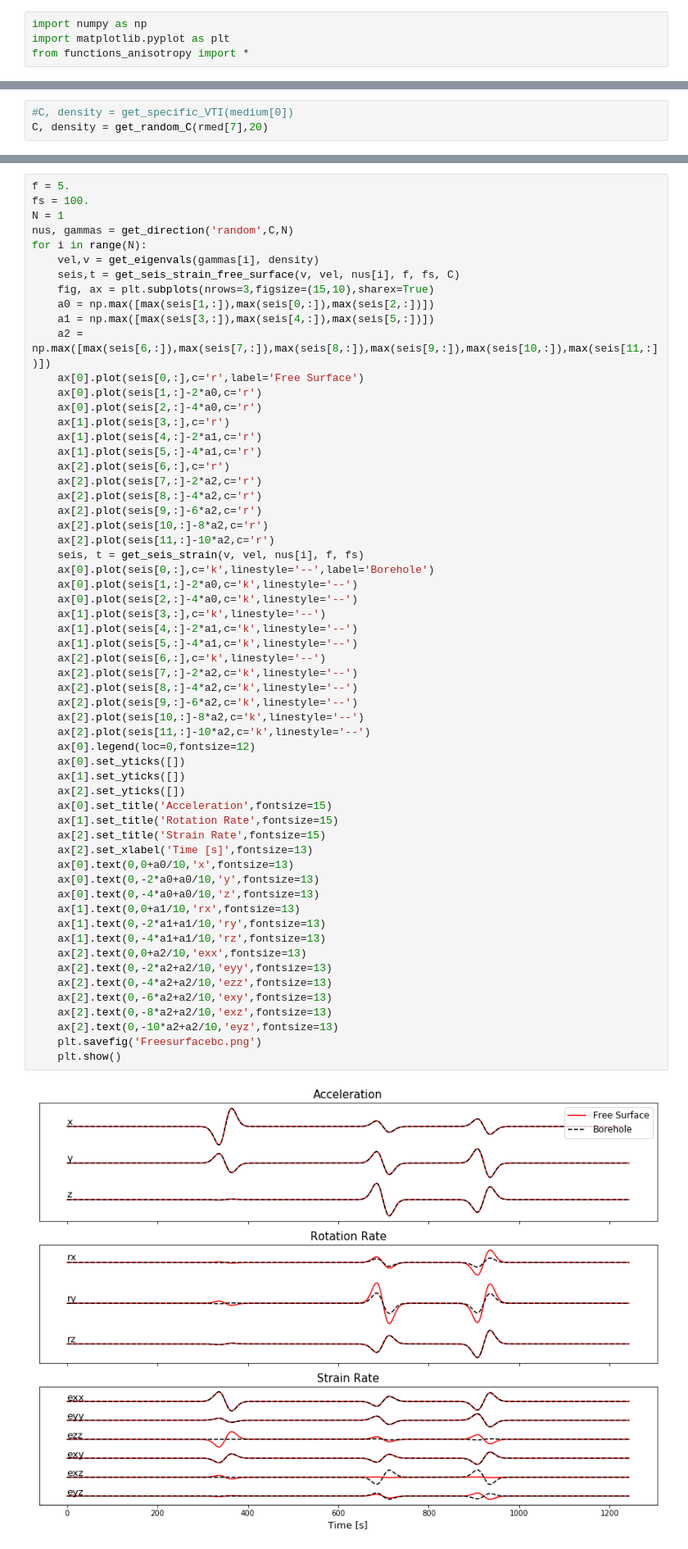
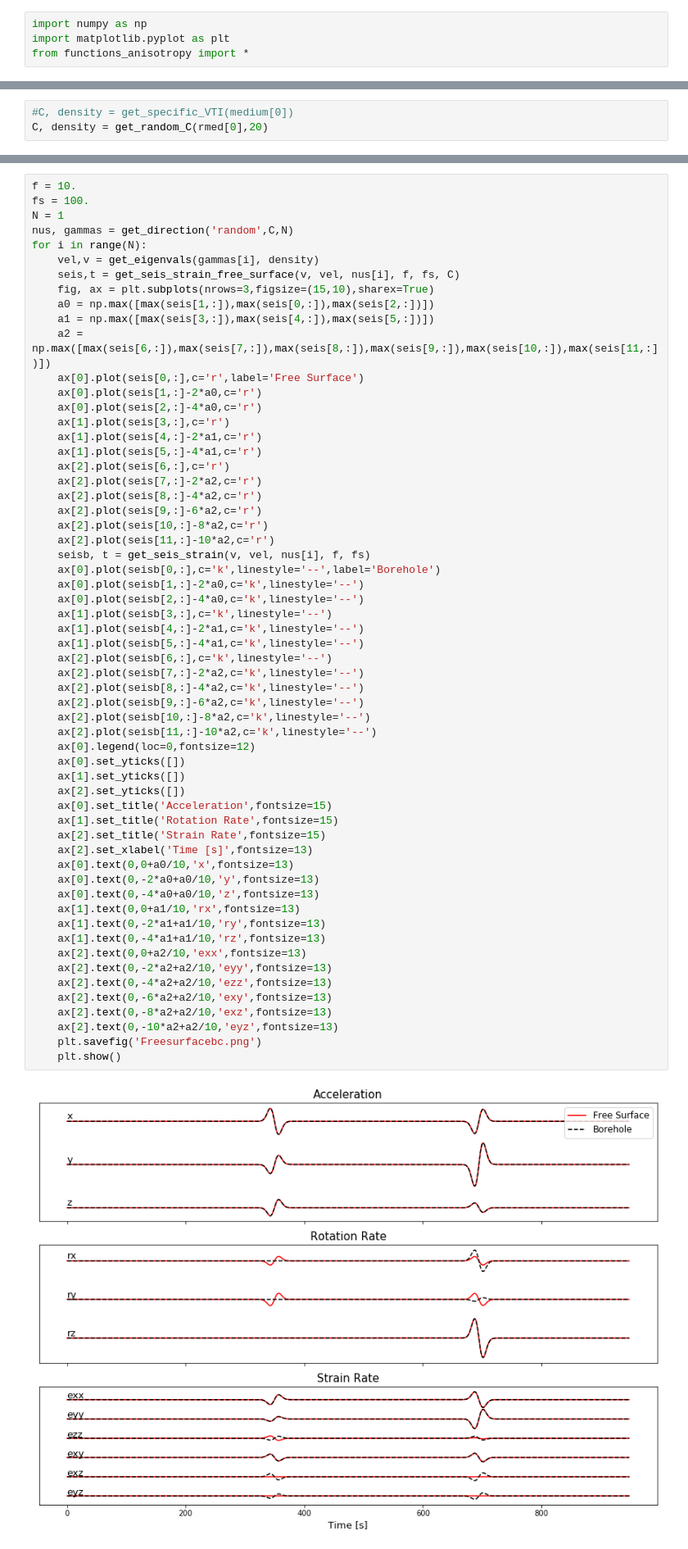
Before and after one commit to sebnoe/anisotropy, a Jupyter notebook: notebooks/Free Surface.ipynb, the cells around one changed output, grey strips where cells are left out. Shown at 82% size. Drawn from its saved outputs; the diff is of its cells as text.

```diff
--- a/notebooks/Free Surface.ipynb
+++ b/notebooks/Free Surface.ipynb
@@ -256,5 +258,5 @@ def get_seis_strain_free_surface(v, vel, nu, f, fs, C):
     return seis, t
 # %%
 #C, density = get_specific_VTI(medium[0])
-C, density = get_random_C(rmed[7],20)
+C, density = get_random_C(rmed[0],20)
 # %% [output]
@@ -268,5 +270,5 @@ triclinic
 # %%
-f = 5.
+f = 10.
 fs = 100.
 N = 1
 nus, gammas = get_direction('random',C,N)
@@ -285,44 +287,44 @@ for i in range(N):
     ax[1].plot(seis[5,:]-4*a1,c='r')
     ax[2].plot(seis[6,:],c='r')
     ax[2].plot(seis[7,:]-2*a2,c='r')
     ax[2].plot(seis[8,:]-4*a2,c='r')
     ax[2].plot(seis[9,:]-6*a2,c='r')
     ax[2].plot(seis[10,:]-8*a2,c='r')
     ax[2].plot(seis[11,:]-10*a2,c='r')
-    seis, t = get_seis_strain(v, vel, nus[i], f, fs)
-    ax[0].plot(seis[0,:],c='k',linestyle='--',label='Borehole')
-    ax[0].plot(seis[1,:]-2*a0,c='k',linestyle='--')
-    ax[0].plot(seis[2,:]-4*a0,c='k',linestyle='--')
-    ax[1].plot(seis[3,:],c='k',linestyle='--')
-    ax[1].plot(seis[4,:]-2*a1,c='k',linestyle='--')
-    ax[1].plot(seis[5,:]-4*a1,c='k',linestyle='--')
-    ax[2].plot(seis[6,:],c='k',linestyle='--')
-    ax[2].plot(seis[7,:]-2*a2,c='k',linestyle='--')
-    ax[2].plot(seis[8,:]-4*a2,c='k',linestyle='--')
-    ax[2].plot(seis[9,:]-6*a2,c='k',linestyle='--')
-    ax[2].plot(seis[10,:]-8*a2,c='k',linestyle='--')
-    ax[2].plot(seis[11,:]-10*a2,c='k',linestyle='--')
+    seisb, t = get_seis_strain(v, vel, nus[i], f, fs)
+    ax[0].plot(seisb[0,:],c='k',linestyle='--',label='Borehole')
+    ax[0].plot(seisb[1,:]-2*a0,c='k',linestyle='--')
+    ax[0].plot(seisb[2,:]-4*a0,c='k',linestyle='--')
+    ax[1].plot(seisb[3,:],c='k',linestyle='--')
+    ax[1].plot(seisb[4,:]-2*a1,c='k',linestyle='--')
+    ax[1].plot(seisb[5,:]-4*a1,c='k',linestyle='--')
+    ax[2].plot(seisb[6,:],c='k',linestyle='--')
+    ax[2].plot(seisb[7,:]-2*a2,c='k',linestyle='--')
+    ax[2].plot(seisb[8,:]-4*a2,c='k',linestyle='--')
+    ax[2].plot(seisb[9,:]-6*a2,c='k',linestyle='--')
+    ax[2].plot(seisb[10,:]-8*a2,c='k',linestyle='--')
+    ax[2].plot(seisb[11,:]-10*a2,c='k',linestyle='--')
     ax[0].legend(loc=0,fontsize=12)
     ax[0].set_yticks([])
     ax[1].set_yticks([])
     ax[2].set_yticks([])
     ax[0].set_title('Acceleration',fontsize=15)
     ax[1].set_title('Rotation Rate',fontsize=15)
     ax[2].set_title('Strain Rate',fontsize=15)
     ax[2].set_xlabel('Time [s]',fontsize=13)
     ax[0].text(0,0+a0/10,'x',fontsize=13)
     ax[0].text(0,-2*a0+a0/10,'y',fontsize=13)
     ax[0].text(0,-4*a0+a0/10,'z',fontsize=13)
     ax[1].text(0,0+a1/10,'rx',fontsize=13)
     ax[1].text(0,-2*a1+a1/10,'ry',fontsize=13)
     ax[1].text(0,-4*a1+a1/10,'rz',fontsize=13)
     ax[2].text(0,0+a2/10,'exx',fontsize=13)
     ax[2].text(0,-2*a2+a2/10,'eyy',fontsize=13)
     ax[2].text(0,-4*a2+a2/10,'ezz',fontsize=13)
     ax[2].text(0,-6*a2+a2/10,'exy',fontsize=13)
     ax[2].text(0,-8*a2+a2/10,'exz',fontsize=13)
     ax[2].text(0,-10*a2+a2/10,'eyz',fontsize=13)
     plt.savefig('Freesurfacebc.png')
     plt.show()
 # %% [output]
-[figure, old version]
+[figure, new version]
```
Also changed, not shown: parts of 3 cells of this notebook, 7 other files.
